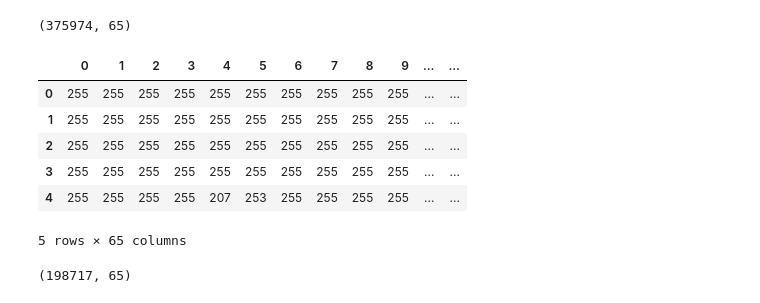
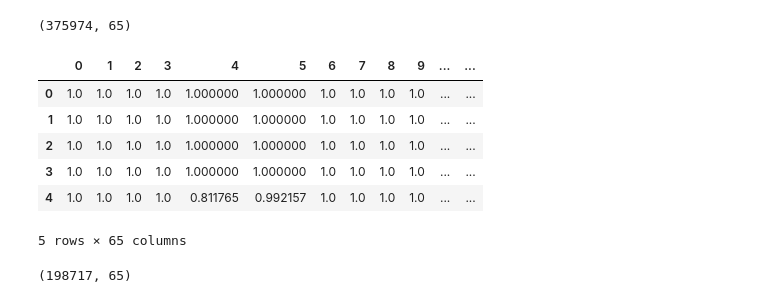
Before and after one commit to yunmiaouwu/data-245-project, a Jupyter notebook: 245_Project_Code.ipynb, the cells around one changed output. Cells and saved outputs as stored; diff of their text form; code cells hidden in the pictures.

```diff
--- a/245_Project_Code.ipynb
+++ b/245_Project_Code.ipynb
@@ -61,39 +61,40 @@ label = []
 
 numeric_data=['0', '1', '2', '3', '4', '5', '6', '7', '8', '9']
 alpha_data=['A', 'b','C','d', 'e', 'f', 'G', 'H', 'i', 'j', 'k', 'l', 'M', 'mu', 'N','o', 'p','q', 'R','S','T', 'u', 'v', 'w', 'X', 'y', 'z']
 symbol_data=['!', '(', ')', '+', ',', '-','=','alpha', 'ascii_124', 'beta', 'cos', 'Delta', 'div','exists', 'forall', 'forward_slash','gamma', 'geq', 'gt', 'in', 'infty', 'int','lambda', 'ldots', 'leq', 'lim', 'log', 'lt','mu', 'neq', 'phi', 'pi', 'pm', 'prime', 'rightarrow', 'sigma', 'sin', 'sqrt', 'sum', 'tan', 'theta', 'times', '[', ']', '{', '}']
 
 
 for each in folders:
     file_ct=0
     currentFolder = 'C:/Users/Yunao/Downloads/245_data/' + each
     for i, file in enumerate(os.listdir(currentFolder)):
         if(file_ct<=5000):
             im= cv2.imread((os.path.join(currentFolder, file)))
             img=cv2.cvtColor(im,cv2.COLOR_BGR2GRAY)
             #resize
             resized_image = cv2.resize(img, (8,8))
-            img = img = np.array(resized_image)
+            #normalization
+            img = img = np.array(resized_image)/255
 
             img = img.ravel()
             img = img.tolist()
 
             data.append(img)
             label.append(each)
 
         file_ct+=1
 
 df = pd.DataFrame(data)
 df["label"] = label
 
 df.head()
 # %% [output]
 |  | 0 | 1 | 2 | 3 | 4 | 5 | 6 | 7 | 8 | 9 | ... | ... |
-| 0 | 255 | 255 | 255 | 255 | 255 | 255 | 255 | 255 | 255 | 255 | ... | ... |
-| 1 | 255 | 255 | 255 | 255 | 255 | 255 | 255 | 255 | 255 | 255 | ... | ... |
-| 2 | 255 | 255 | 255 | 255 | 255 | 255 | 255 | 255 | 255 | 255 | ... | ... |
-| 3 | 255 | 255 | 255 | 255 | 255 | 255 | 255 | 255 | 255 | 255 | ... | ... |
-| 4 | 255 | 255 | 255 | 255 | 207 | 253 | 255 | 255 | 255 | 255 | ... | ... |
+| 0 | 1.0 | 1.0 | 1.0 | 1.0 | 1.000000 | 1.000000 | 1.0 | 1.0 | 1.0 | 1.0 | ... | ... |
+| 1 | 1.0 | 1.0 | 1.0 | 1.0 | 1.000000 | 1.000000 | 1.0 | 1.0 | 1.0 | 1.0 | ... | ... |
+| 2 | 1.0 | 1.0 | 1.0 | 1.0 | 1.000000 | 1.000000 | 1.0 | 1.0 | 1.0 | 1.0 | ... | ... |
+| 3 | 1.0 | 1.0 | 1.0 | 1.0 | 1.000000 | 1.000000 | 1.0 | 1.0 | 1.0 | 1.0 | ... | ... |
+| 4 | 1.0 | 1.0 | 1.0 | 1.0 | 0.811765 | 0.992157 | 1.0 | 1.0 | 1.0 | 1.0 | ... | ... |
 5 rows × 65 columns
 # %%
 df.shape
```
Also changed, not shown: parts of 14 cells of this notebook.
